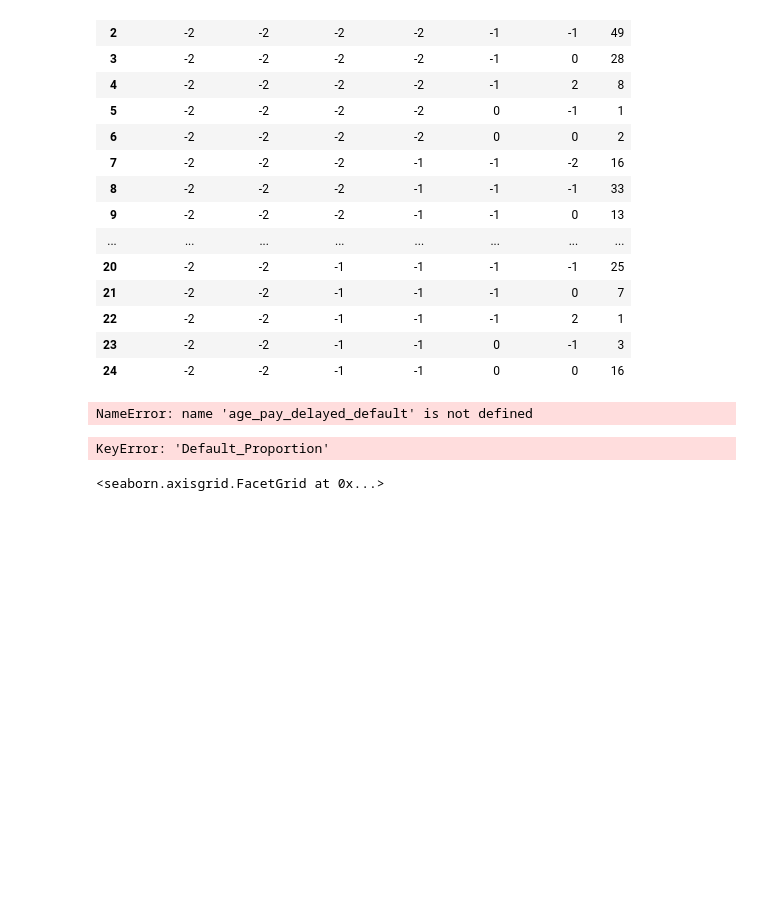
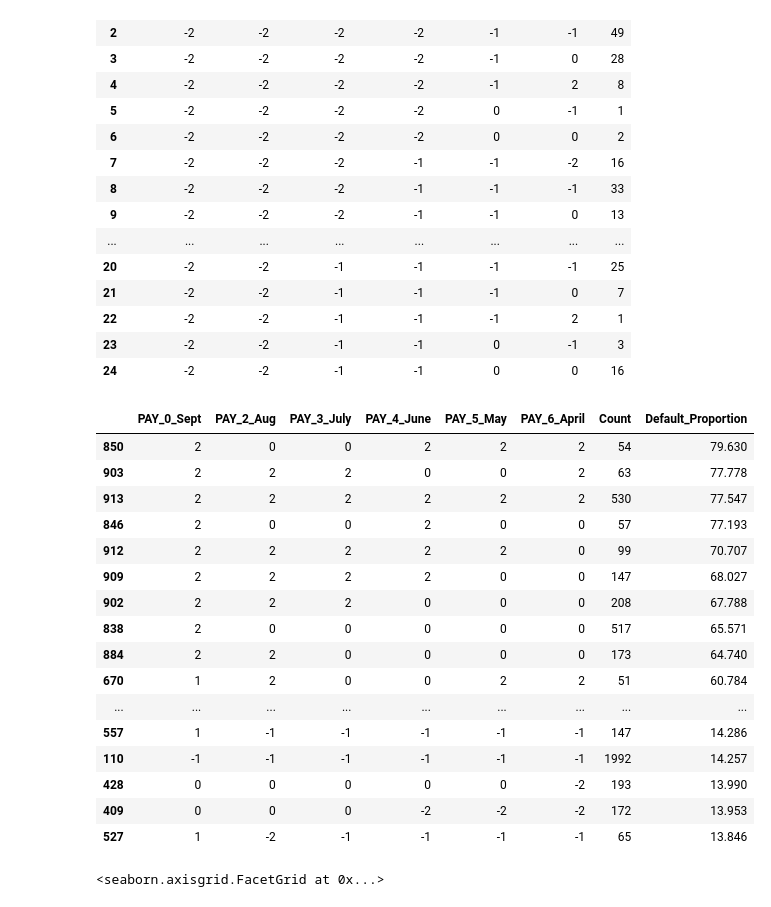
Before and after one commit to rlshuhart/MSDS7331_Project_1, a Jupyter notebook: MSDS7331_Project_1_Notebook.ipynb, the cells around one changed output. Cells and saved outputs as stored; diff of their text form; code cells hidden in the pictures; blank space fills up the shorter version.

```diff
--- a/MSDS7331_Project_1_Notebook.ipynb
+++ b/MSDS7331_Project_1_Notebook.ipynb
@@ -752,18 +709,32 @@ pay_delayed_default_pattern[:25]
 | 23 | -2 | -2 | -1 | -1 | 0 | -1 | 3 |
 | 24 | -2 | -2 | -1 | -1 | 0 | 0 | 16 |
 # %%
-x_count = age_pay_delayed_default['default payment next month'].count().reset_index()
-x_sum = age_pay_delayed_default['default payment next month'].sum().reset_index()
+x_count = pay_delayed_default['default payment next month'].count().reset_index()
+x_sum = pay_delayed_default['default payment next month'].sum().reset_index()
 prop_default = ((x_sum['default payment next month']/x_count['default payment next month'])*100)
 pay_delayed_default_pattern['Default_Proportion'] = prop_default
-# %% [output]
-NameError: name 'age_pay_delayed_default' is not defined
 # %%
 # Top 20 payment delay patterns sorted by default frequency
-(pay_delayed_default_pattern[pay_delayed_default_pattern['Count'] >100]
-     .sort_values(by='Default_Proportion', ascending=False)[:20])
+(pay_delayed_default_pattern[pay_delayed_default_pattern['Count'] >50]
+     .sort_values(by='Default_Proportion', ascending=False)[:50])
 # %% [output]
-KeyError: 'Default_Proportion'
+|  | PAY_0_Sept | PAY_2_Aug | PAY_3_July | PAY_4_June | PAY_5_May | PAY_6_April | Count | Default_Proportion |
+| 850 | 2 | 0 | 0 | 2 | 2 | 2 | 54 | 79.630 |
+| 903 | 2 | 2 | 2 | 0 | 0 | 2 | 63 | 77.778 |
+| 913 | 2 | 2 | 2 | 2 | 2 | 2 | 530 | 77.547 |
+| 846 | 2 | 0 | 0 | 2 | 0 | 0 | 57 | 77.193 |
+| 912 | 2 | 2 | 2 | 2 | 2 | 0 | 99 | 70.707 |
+| 909 | 2 | 2 | 2 | 2 | 0 | 0 | 147 | 68.027 |
+| 902 | 2 | 2 | 2 | 0 | 0 | 0 | 208 | 67.788 |
+| 838 | 2 | 0 | 0 | 0 | 0 | 0 | 517 | 65.571 |
+| 884 | 2 | 2 | 0 | 0 | 0 | 0 | 173 | 64.740 |
+| 670 | 1 | 2 | 0 | 0 | 2 | 2 | 51 | 60.784 |
+| ... | ... | ... | ... | ... | ... | ... | ... | ... |
+| 557 | 1 | -1 | -1 | -1 | -1 | -1 | 147 | 14.286 |
+| 110 | -1 | -1 | -1 | -1 | -1 | -1 | 1992 | 14.257 |
+| 428 | 0 | 0 | 0 | 0 | 0 | -2 | 193 | 13.990 |
+| 409 | 0 | 0 | 0 | -2 | -2 | -2 | 172 | 13.953 |
+| 527 | 1 | -2 | -1 | -1 | -1 | -1 | 65 | 13.846 |
 # %%
 #Logistic line for
 sns.lmplot(data=cc_data, x='PAY_0_Sept', y='default payment next month', x_jitter=.1, y_jitter=.02, col='SEX', logistic=True)
```
Also changed, not shown: parts of 6 cells of this notebook.
